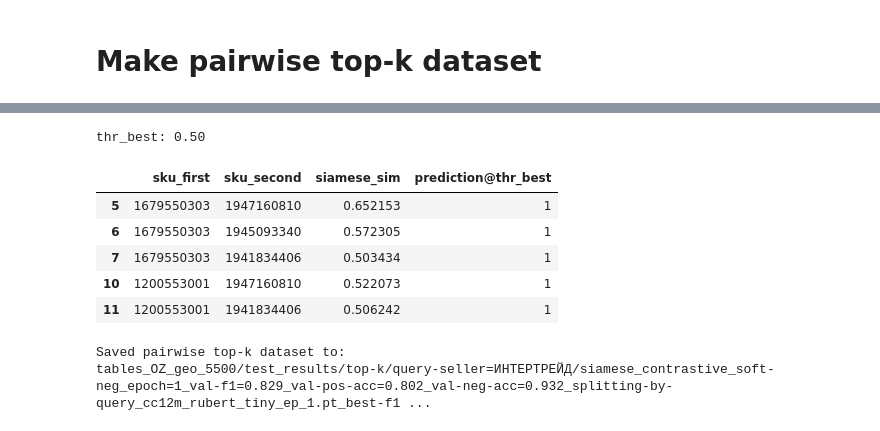
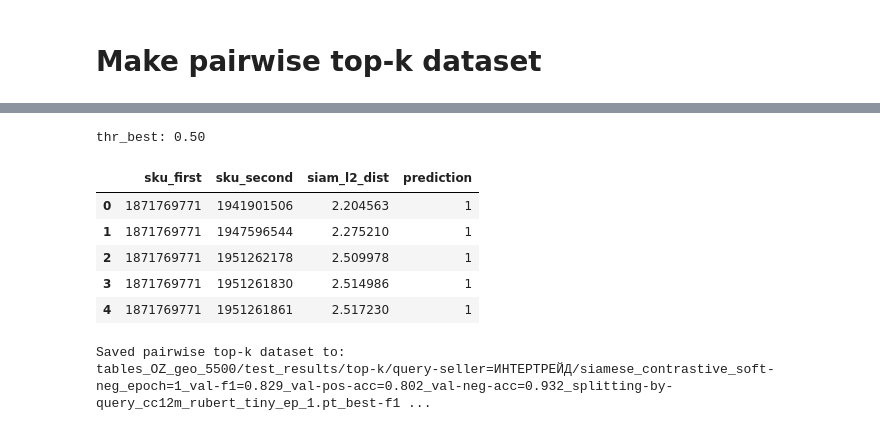
Before and after one commit to tony-pitchblack/marketplace_analytics, a Jupyter notebook: clip-siamese/contrastive_test_embs_from-source.ipynb, the cells around one changed output, grey strips where cells are left out. Saved outputs shown, nothing was run; the diff lists cells and outputs as text; code cells hidden in the pictures.

Commit message:
deprecate top-k matrix saving; fix pairwise naming

```diff
--- a/clip-siamese/contrastive_test_embs_from-source.ipynb
+++ b/clip-siamese/contrastive_test_embs_from-source.ipynb
@@ -21,9 +21,16 @@ IMG_DATASET_NAME = 'images_OZ_geo_5500'
 # %%
 import torch
 
-DEVICE='cuda' if torch.cuda.is_available() else 'cpu'
-BATCH_SIZE = 768 if torch.cuda.is_available() else 8
-LIMIT_BATCHES = None if torch.cuda.is_available() else 6
+if torch.cuda.is_available():
+    DEVICE = 'cuda'
+    BATCH_SIZE = 768
+    LIMIT_BATCHES = None
+    FINAL_TOP_K = None
+else:
+    DEVICE = 'cpu'
+    BATCH_SIZE = 8
+    LIMIT_BATCHES = 6
+    FINAL_TOP_K = 5
 # %%
 # list available model configs
 
@@ -676,12 +688,9 @@ query_idx_all = query_idx_all[query_idx_all < max_emb_cnt]
 # For a batch of query embeddings with shape (batch, 768)
 query_final_embs = final_embs_all[query_idx_all]  # e.g., shape (3, 768)
 # %%
-FINAL_TOP_K = 5
-# FINAL_TOP_K = None
-
 # Find top-k matches for final
 top_k_final, scores_final = find_top_k_similar(
-    query_final_embs, final_embs_all, k=FINAL_TOP_K, metric='euclidean-inverse',
+    query_final_embs, final_embs_all, k=FINAL_TOP_K, metric='euclidean',
     exclude_indices=query_idx_all
 )
 
@@ -766,7 +765,7 @@ for query_idx, top_idxs, sims in zip(query_idx_all, top_k_final, scores_final):
         pairwise_records.append({
             'query_idx': query_idx,
             'candidate_idx': cand_idx,
-            'siamese_sim': sim
+            'siam_l2_dist': sim
         })
 
 # Create DataFrame from records
@@ -815,29 +814,49 @@ pairwise_df.columns.tolist()
 # %%
 # Add predictions by best threshold (inverse euclidean distance)
 
 if 'CONTRASTIVE_THRESHOLD_BEST' in model_config:
     thr_best = model_config['CONTRASTIVE_THRESHOLD_BEST']
     thr_best = 1 / (1 + thr_best)
 
-    pairwise_df['prediction@thr_best'] = (pairwise_df['siamese_sim'] >= thr_best).astype(int)
+    pairwise_df['prediction'] = (pairwise_df['siam_l2_dist'] >= thr_best).astype(int)
 
     print(f'thr_best: {thr_best:.2f}')
     display(
         pairwise_df.loc[
-            pairwise_df['prediction@thr_best'] == 1,
+            pairwise_df['prediction'] == 1,
             [
                 'sku_first',
                 'sku_second',
-                'siamese_sim',
-                'prediction@thr_best'
+                'siam_l2_dist',
+                'prediction'
             ]
         ].head()
     )
+elif 'CONTRASTIVE_THRESHOLD' in model_config:
+    thr_default = model_config['CONTRASTIVE_THRESHOLD']
+    thr_default = 1 / (1 + thr_default)
+
+    pairwise_df['prediction'] = (pairwise_df['siam_l2_dist'] >= thr_default).astype(int)
+
+    print(f'thr_default: {thr_default:.2f}')
+    display(
+        pairwise_df.loc[
+            pairwise_df['prediction'] == 1,
+            [
+                'sku_first',
+                'sku_second',
+                'siam_l2_dist',
+                'prediction'
+            ]
+        ].head()
+    )
+else:
+    raise ValueError(f"No threshold provided in model {CHOSEN_MODEL_CKPT} config")
 # %% [output]
 thr_best: 0.50
-|  | sku_first | sku_second | siamese_sim | prediction@thr_best |
-| 5 | 1679550303 | 1947160810 | 0.652153 | 1 |
-| 6 | 1679550303 | 1945093340 | 0.572305 | 1 |
-| 7 | 1679550303 | 1941834406 | 0.503434 | 1 |
-| 10 | 1200553001 | 1947160810 | 0.522073 | 1 |
-| 11 | 1200553001 | 1941834406 | 0.506242 | 1 |
+|  | sku_first | sku_second | siam_l2_dist | prediction |
+| 0 | 1871769771 | 1941901506 | 2.204563 | 1 |
+| 1 | 1871769771 | 1947596544 | 2.275210 | 1 |
+| 2 | 1871769771 | 1951262178 | 2.509978 | 1 |
+| 3 | 1871769771 | 1951261830 | 2.514986 | 1 |
+| 4 | 1871769771 | 1951261861 | 2.517230 | 1 |
```
Also changed, not shown: parts of 10 cells of this notebook.
